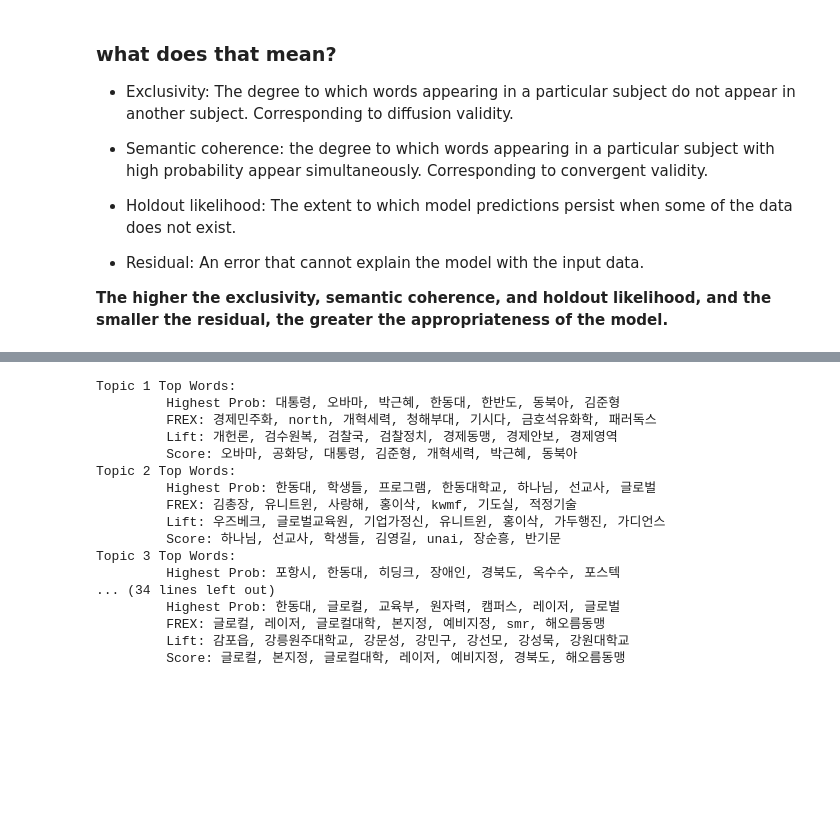
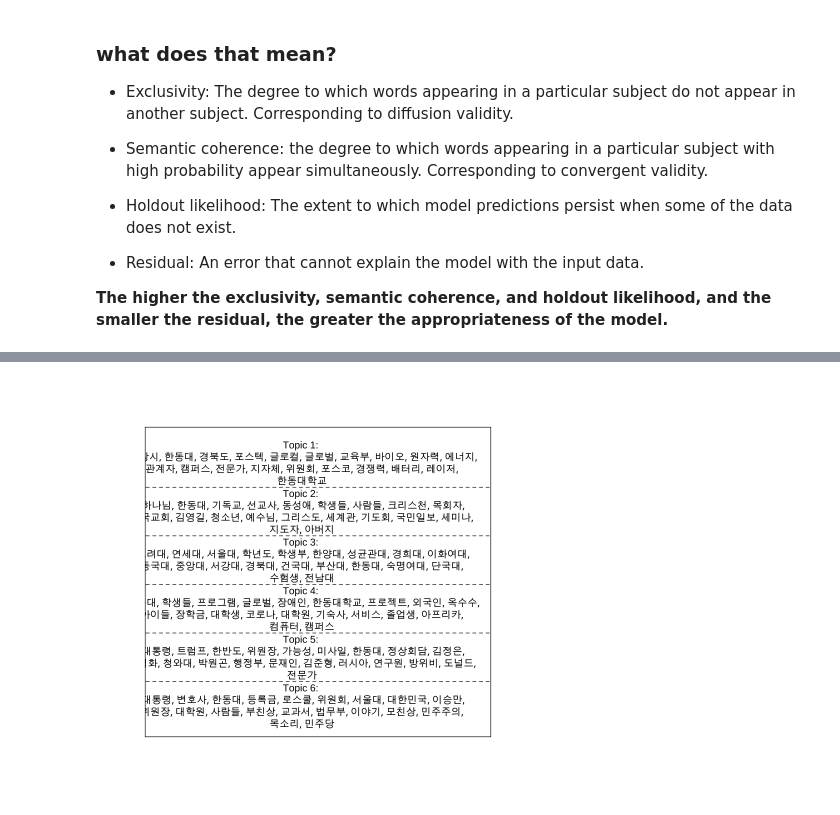
Before and after one commit to sorrychoe/topic-modeling-theory, a Jupyter notebook: notebook/Structural_Topic_Model.ipynb, the cells around one changed output, grey strips where cells are left out. Cells and saved outputs as stored; diff of their text form; code cells hidden in the pictures; blank space fills up the shorter version.

```diff
--- a/notebook/Structural_Topic_Model.ipynb
+++ b/notebook/Structural_Topic_Model.ipynb
@@ -261,21 +261,5 @@ plot(stm_model, type = "summary")
 # %%
 # show topic's label
-labelTopics(stm_model)
+plot(stm_model, type = "labels")
 # %% [output]
-Topic 1 Top Words:
-         Highest Prob: 대통령, 오바마, 박근혜, 한동대, 한반도, 동북아, 김준형
-         FREX: 경제민주화, north, 개혁세력, 청해부대, 기시다, 금호석유화학, 패러독스
-         Lift: 개헌론, 검수원복, 검찰국, 검찰정치, 경제동맹, 경제안보, 경제영역
-         Score: 오바마, 공화당, 대통령, 김준형, 개혁세력, 박근혜, 동북아
-Topic 2 Top Words:
-         Highest Prob: 한동대, 학생들, 프로그램, 한동대학교, 하나님, 선교사, 글로벌
-         FREX: 김총장, 유니트윈, 사랑해, 홍이삭, kwmf, 기도실, 적정기술
-         Lift: 우즈베크, 글로벌교육원, 기업가정신, 유니트윈, 홍이삭, 가두행진, 가디언스
-         Score: 하나님, 선교사, 학생들, 김영길, unai, 장순흥, 반기문
-Topic 3 Top Words:
-         Highest Prob: 포항시, 한동대, 히딩크, 장애인, 경북도, 옥수수, 포스텍
-... (34 lines left out)
-         Highest Prob: 한동대, 글로컬, 교육부, 원자력, 캠퍼스, 레이저, 글로벌
-         FREX: 글로컬, 레이저, 글로컬대학, 본지정, 예비지정, smr, 해오름동맹
-         Lift: 감포읍, 강릉원주대학교, 강문성, 강민구, 강선모, 강성묵, 강원대학교
-         Score: 글로컬, 본지정, 글로컬대학, 레이저, 예비지정, 경북도, 해오름동맹
+[figure, added]
```
Also changed, not shown: parts of 11 cells of this notebook.
